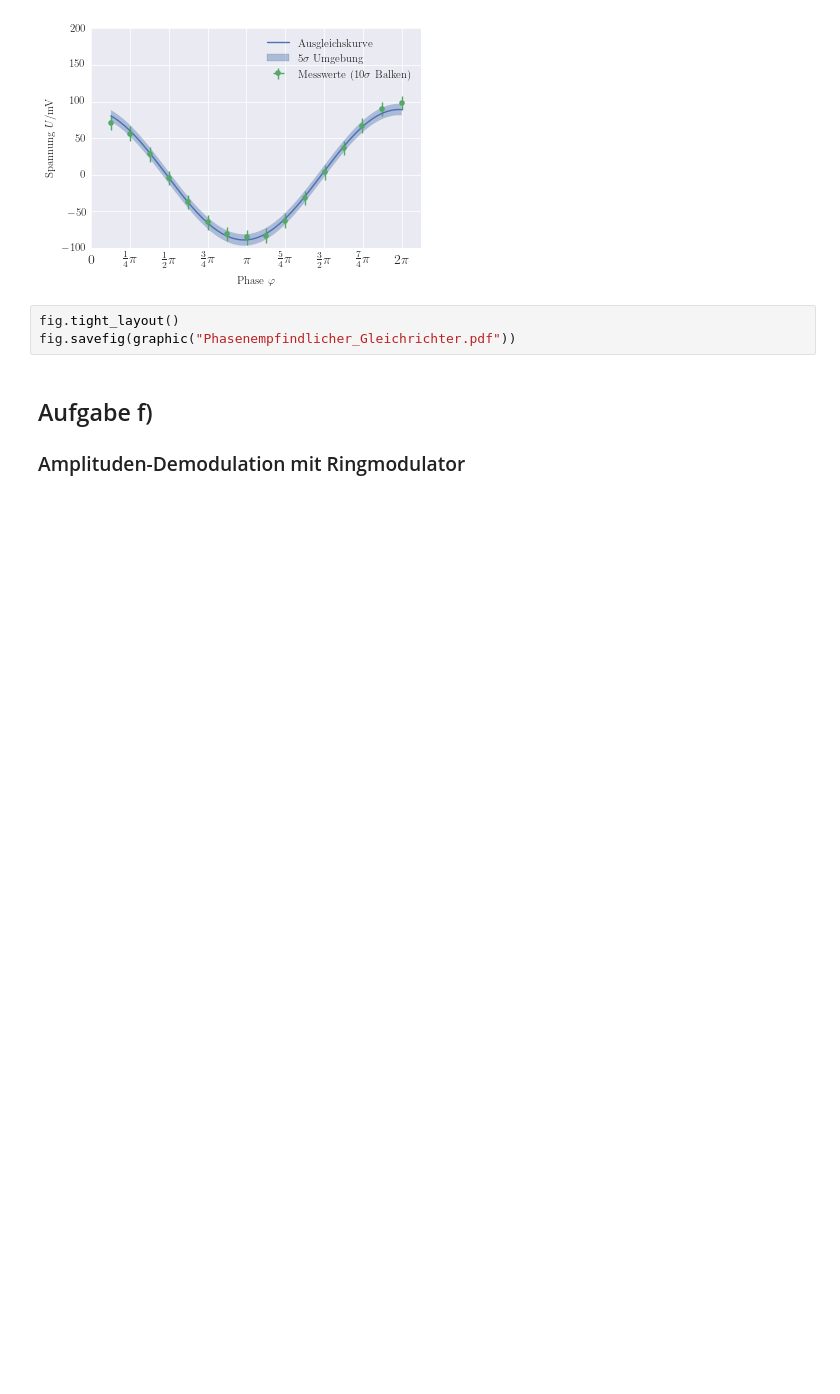
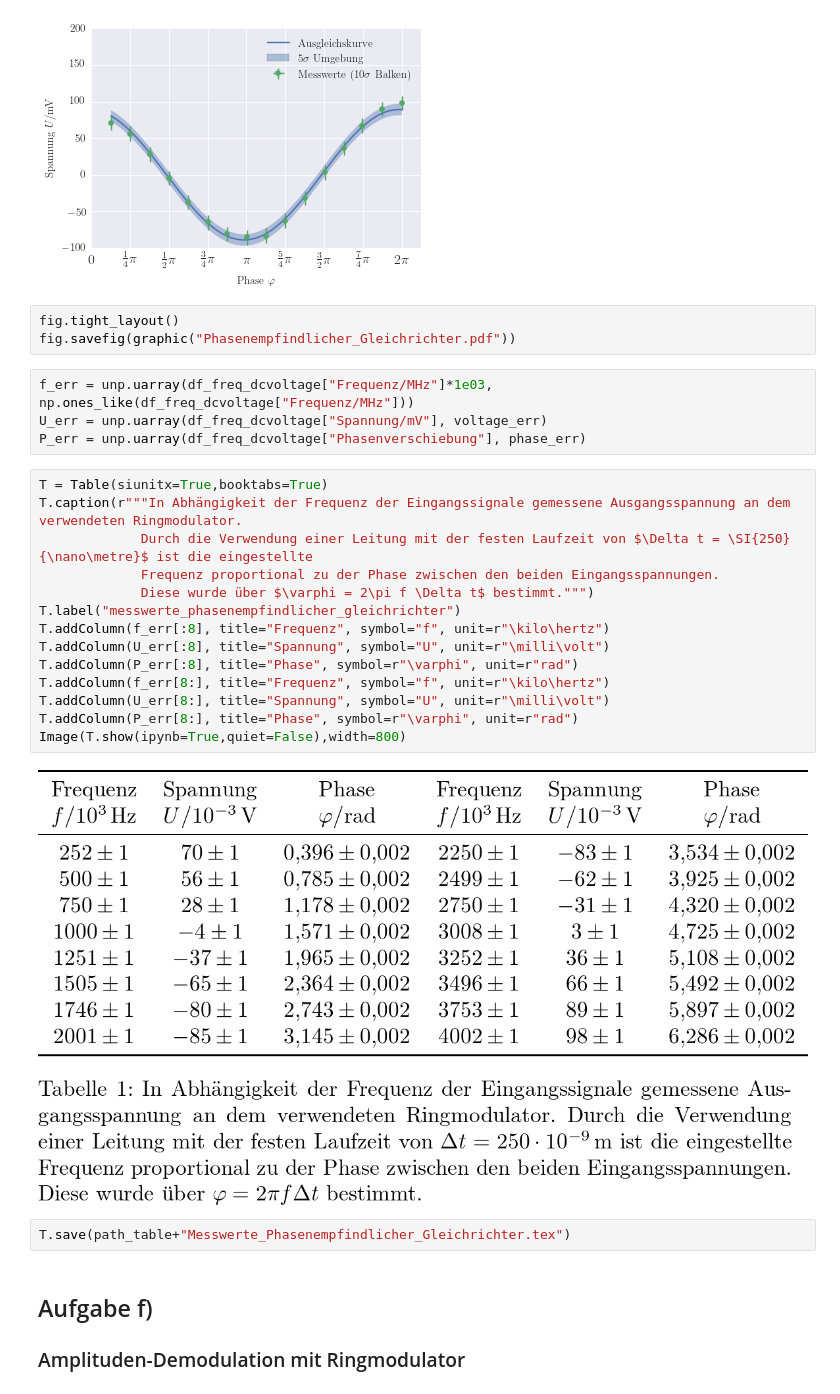
Before and after one commit to LuckyJosh/PhysikFP2015, a Jupyter notebook: 02_ModulationDemodulation[ ]/Python/Auswertung.ipynb, the cells around one changed output. Drawn from its saved outputs; the diff is of its cells as text; blank space fills up the shorter version.

```diff
--- a/02_ModulationDemodulation[ ]/Python/Auswertung.ipynb
+++ b/02_ModulationDemodulation[ ]/Python/Auswertung.ipynb
@@ -633,6 +633,28 @@ ax.legend(loc="upper right")
 # %%
 fig.tight_layout()
 fig.savefig(graphic("Phasenempfindlicher_Gleichrichter.pdf"))
+# %%
+f_err = unp.uarray(df_freq_dcvoltage["Frequenz/MHz"]*1e03, np.ones_like(df_freq_dcvoltage["Frequenz/MHz"]))
+U_err = unp.uarray(df_freq_dcvoltage["Spannung/mV"], voltage_err)
+P_err = unp.uarray(df_freq_dcvoltage["Phasenverschiebung"], phase_err)
+# %%
+T = Table(siunitx=True,booktabs=True)
+T.caption(r"""In Abhängigkeit der Frequenz der Eingangssignale gemessene Ausgangsspannung an dem verwendeten Ringmodulator.
+             Durch die Verwendung einer Leitung mit der festen Laufzeit von $\Delta t = \SI{250}{\nano\metre}$ ist die eingestellte
+             Frequenz proportional zu der Phase zwischen den beiden Eingangsspannungen.
+             Diese wurde über $\varphi = 2\pi f \Delta t$ bestimmt.""")
+T.label("messwerte_phasenempfindlicher_gleichrichter")
+T.addColumn(f_err[:8], title="Frequenz", symbol="f", unit=r"\kilo\hertz")
+T.addColumn(U_err[:8], title="Spannung", symbol="U", unit=r"\milli\volt")
+T.addColumn(P_err[:8], title="Phase", symbol=r"\varphi", unit=r"rad")
+T.addColumn(f_err[8:], title="Frequenz", symbol="f", unit=r"\kilo\hertz")
+T.addColumn(U_err[8:], title="Spannung", symbol="U", unit=r"\milli\volt")
+T.addColumn(P_err[8:], title="Phase", symbol=r"\varphi", unit=r"rad")
+Image(T.show(ipynb=True,quiet=False),width=800)
+# %% [output]
+[figure, added]
+# %%
+T.save(path_table+"Messwerte_Phasenempfindlicher_Gleichrichter.tex")
 # %% [markdown]
 ## Aufgabe f)
 ### Amplituden-Demodulation mit Ringmodulator
```
Also changed, not shown: 2 other files.
